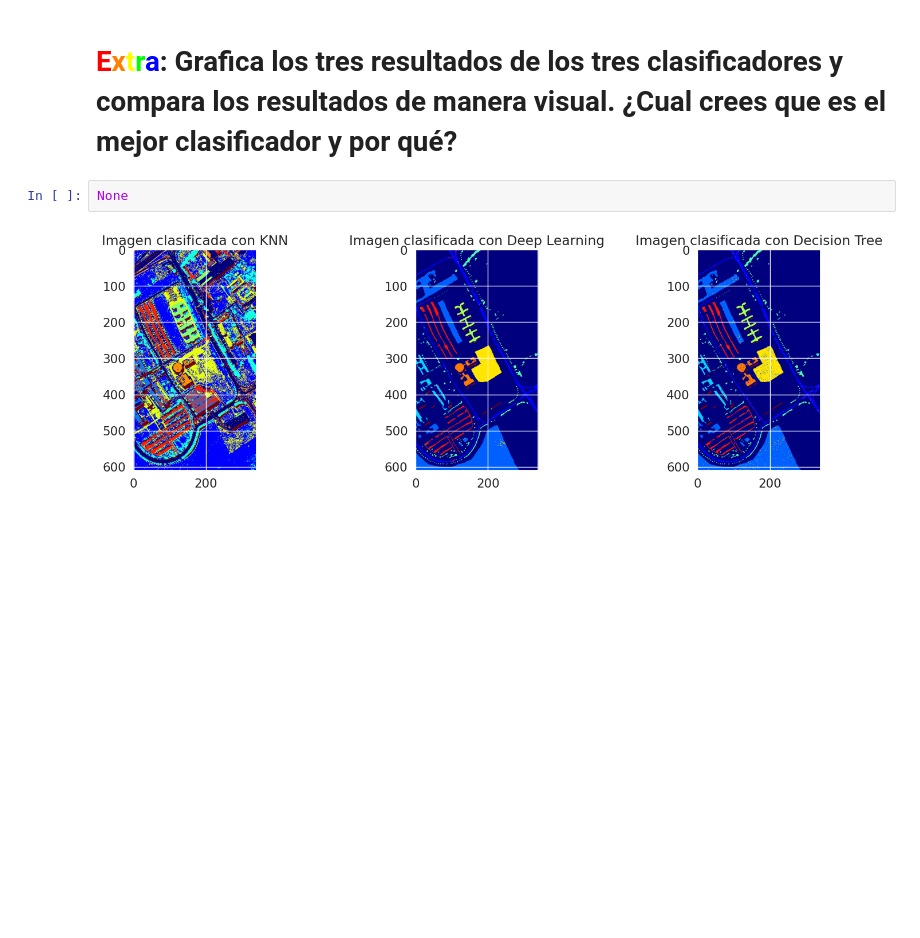
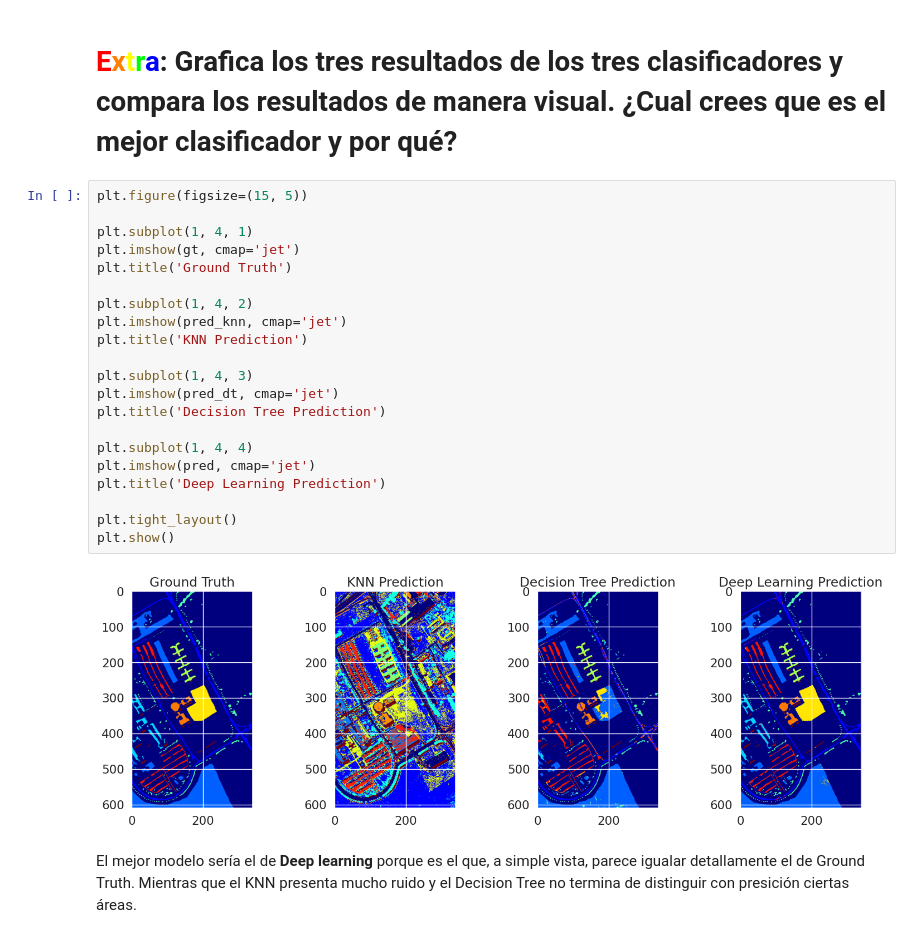
Before and after one commit to Oscarcs1104/Hands-on-Computer-Vision, a Jupyter notebook: sesiones/sesion4/Sesion4_3_Classification.ipynb, the cells around one changed output. Drawn from its saved outputs; the diff is of its cells as text; blank space fills up the shorter version.

```diff
--- a/sesiones/sesion4/Sesion4_3_Classification.ipynb
+++ b/sesiones/sesion4/Sesion4_3_Classification.ipynb
@@ -540,7 +540,28 @@ plt.show()
 [figure]
 # %% [markdown]
 # **<font color="#FF0000">E</font><font color="#FF7F00">x</font><font color="#FFFF00">t</font><font color="#00FF00">r</font><font color="#0000FF">a</font>**: Grafica los tres resultados de los tres clasificadores y compara los resultados de manera visual. ¿Cual crees que es el mejor clasificador y por qué?
-# %%
-None
-# %% [output]
-[figure, removed]
+# %%
+plt.figure(figsize=(15, 5))
+
+plt.subplot(1, 4, 1)
+plt.imshow(gt, cmap='jet')
+plt.title('Ground Truth')
+
+plt.subplot(1, 4, 2)
+plt.imshow(pred_knn, cmap='jet')
+plt.title('KNN Prediction')
+
+plt.subplot(1, 4, 3)
+plt.imshow(pred_dt, cmap='jet')
+plt.title('Decision Tree Prediction')
+
+plt.subplot(1, 4, 4)
+plt.imshow(pred, cmap='jet')
+plt.title('Deep Learning Prediction')
+
+plt.tight_layout()
+plt.show()
+# %% [output]
+[figure, added]
+# %% [markdown]
+El mejor modelo sería el de **Deep learning** porque es el que, a simple vista, parece igualar detallamente el de Ground Truth. Mientras que el KNN presenta mucho ruido y el Decision Tree no termina de distinguir con presición ciertas áreas.
```
Also changed, not shown: parts of 3 cells of this notebook.
